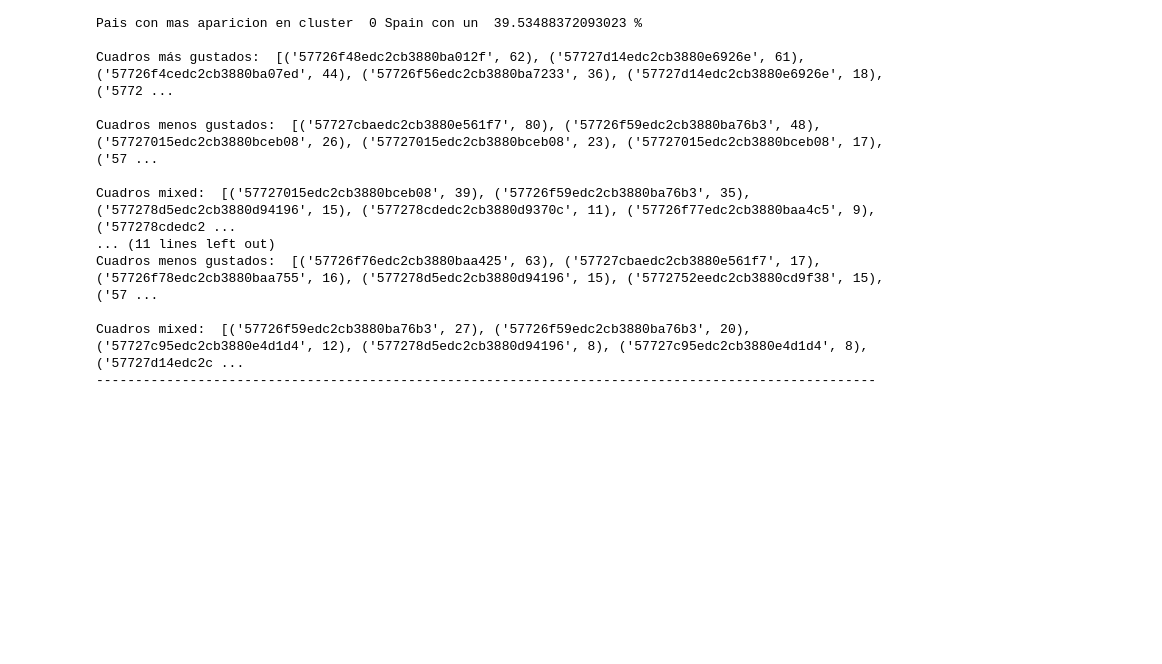
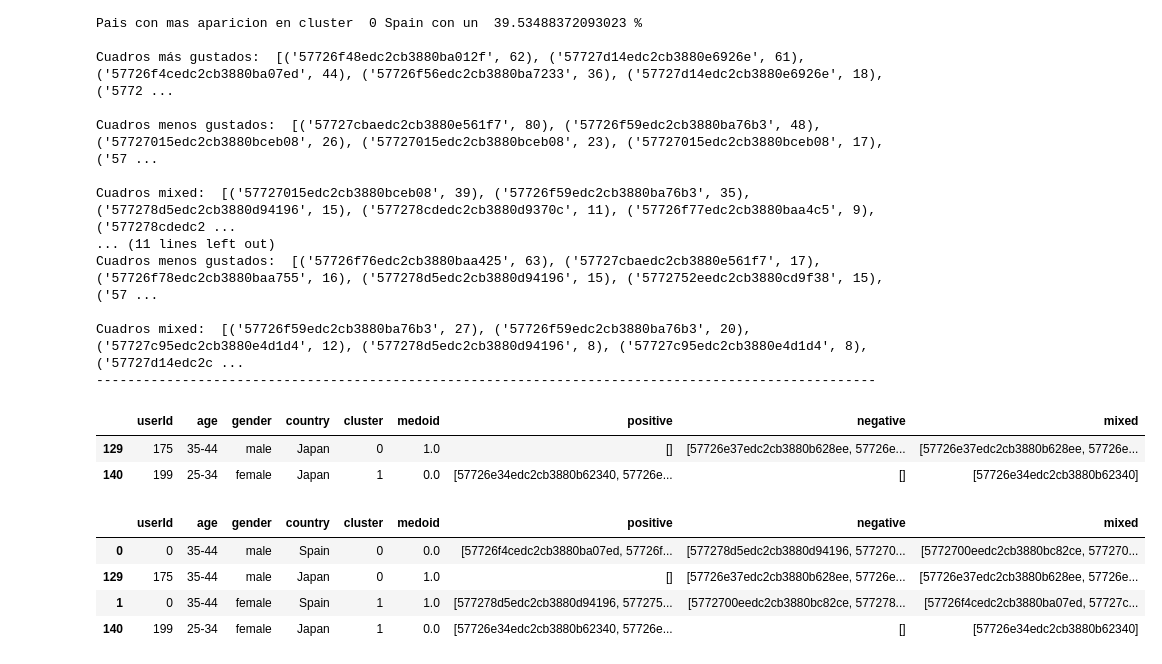
Before and after one commit to AlbertoGarciaDomenech/Comunidades-en-museos, a Jupyter notebook: 5.IndividuoExplicador.ipynb, the cells around one changed output. Saved outputs shown, nothing was run; the diff lists cells and outputs as text; code cells hidden in the pictures; blank space fills up the shorter version.

Commit message:
crear los usuarios explicadores
los usuarios explicadores tienen la media (o moda) de todos los individuos de un cluster

```diff
--- a/5.IndividuoExplicador.ipynb
+++ b/5.IndividuoExplicador.ipynb
@@ -68,0 +71,4 @@ for i in [c for c in collections.Counter(l).values()]
+# %%
+users_promedio = users.copy()
+users_promedio = users_promedio.iloc[0:0]
+users_promedio
@@ -75,14 +83,16 @@ for i, c in enumerate(clusters):
     for g in c.gender.unique():
         g_arr.append(np.count_nonzero(c['gender'] == g))
         # g = 'male' if count_nonzero(c['gender'] == 'male') > np.count_nonzero(c['gender'] == 'female') else 'female'
-
+    gender_max = c.gender.unique()[g_arr.index(max(g_arr))]
     age_arr = []
     for a  in c.age.unique():
         age_arr.append(np.count_nonzero(c['age'] == a))
+    age_max = c.age.unique()[age_arr.index(max(age_arr))]
 
     country_arr = []
     for co in c.country.unique():
         country_arr.append(np.count_nonzero(c['country'] == co))
+    country_max = c.country.unique()[country_arr.index(max(country_arr))]
 
     positive_arr = []
     for l in c.positive:
@@ -104,10 +114,12 @@ for i, c in enumerate(clusters):
         # mixed_arr.append(title)
         mixed_arr.append(k)
 
+    uProm = {"userId":0,"age":age_max,"gender":gender_max,"country":country_max,"cluster":i,"medoid":i,"positive":positive_arr[:3],"negative":negative_arr[:3],"mixed":mixed_arr[:3]}
+    users_promedio = users_promedio.append(uProm,ignore_index=True)
     print("numero de gente en cluster", i, sum(g_arr))
-    print("Genero con mas aparicion en cluster", i, c.gender.unique()[g_arr.index(max(g_arr))], "con un ", max(g_arr)/sum(g_arr)*100,"%")
-    print("Edad con mas aparicion en cluster ", i, c.age.unique()[age_arr.index(max(age_arr))], "con un ", max(age_arr)/sum(age_arr)*100,"%")
-    print("Pais con mas aparicion en cluster ", i, c.country.unique()[country_arr.index(max(country_arr))], "con un ", max(country_arr)/sum(country_arr)*100,"%")
+    print("Genero con mas aparicion en cluster", i,gender_max, "con un ", max(g_arr)/sum(g_arr)*100,"%")
+    print("Edad con mas aparicion en cluster ", i, age_max , "con un ", max(age_arr)/sum(age_arr)*100,"%")
+    print("Pais con mas aparicion en cluster ", i, country_max, "con un ", max(country_arr)/sum(country_arr)*100,"%")
 
     print("\nCuadros más gustados: ", sorted(zip(positive_arr, [c for c in collections.Counter(positive_arr).values()]), key=lambda x : x[1], reverse=True))
     print("\nCuadros menos gustados: ", sorted(zip(negative_arr, [c for c in collections.Counter(negative_arr).values()]), key=lambda x : x[1], reverse=True))
@@ -132,3 +144,17 @@ Cuadros menos gustados:  [('57726f76edc2cb3880baa425', 63), ('57727cbaedc2cb3880
 
 Cuadros mixed:  [('57726f59edc2cb3880ba76b3', 27), ('57726f59edc2cb3880ba76b3', 20), ('57727c95edc2cb3880e4d1d4', 12), ('577278d5edc2cb3880d94196', 8), ('57727c95edc2cb3880e4d1d4', 8), ('57727d14edc2c ...
 ----------------------------------------------------------------------------------------------------
+# %%
+users[users['medoid'] != -1]
+# %% [output]
+|  | userId | age | gender | country | cluster | medoid | positive | negative | mixed |
+| 129 | 175 | 35-44 | male | Japan | 0 | 1.0 | [] | [57726e37edc2cb3880b628ee, 57726e... | [57726e37edc2cb3880b628ee, 57726e... |
+| 140 | 199 | 25-34 | female | Japan | 1 | 0.0 | [57726e34edc2cb3880b62340, 57726e... | [] | [57726e34edc2cb3880b62340] |
+# %%
+users_promedio.append(users[users['medoid'] != -1]).sort_values(by=['cluster'])
+# %% [output]
+|  | userId | age | gender | country | cluster | medoid | positive | negative | mixed |
+| 0 | 0 | 35-44 | male | Spain | 0 | 0.0 | [57726f4cedc2cb3880ba07ed, 57726f... | [577278d5edc2cb3880d94196, 577270... | [5772700eedc2cb3880bc82ce, 577270... |
+| 129 | 175 | 35-44 | male | Japan | 0 | 1.0 | [] | [57726e37edc2cb3880b628ee, 57726e... | [57726e37edc2cb3880b628ee, 57726e... |
+| 1 | 0 | 35-44 | female | Spain | 1 | 1.0 | [577278d5edc2cb3880d94196, 577275... | [5772700eedc2cb3880bc82ce, 577278... | [57726f4cedc2cb3880ba07ed, 57727c... |
+| 140 | 199 | 25-34 | female | Japan | 1 | 0.0 | [57726e34edc2cb3880b62340, 57726e... | [] | [57726e34edc2cb3880b62340] |
```
Also changed, not shown: parts of 2 cells of this notebook.
